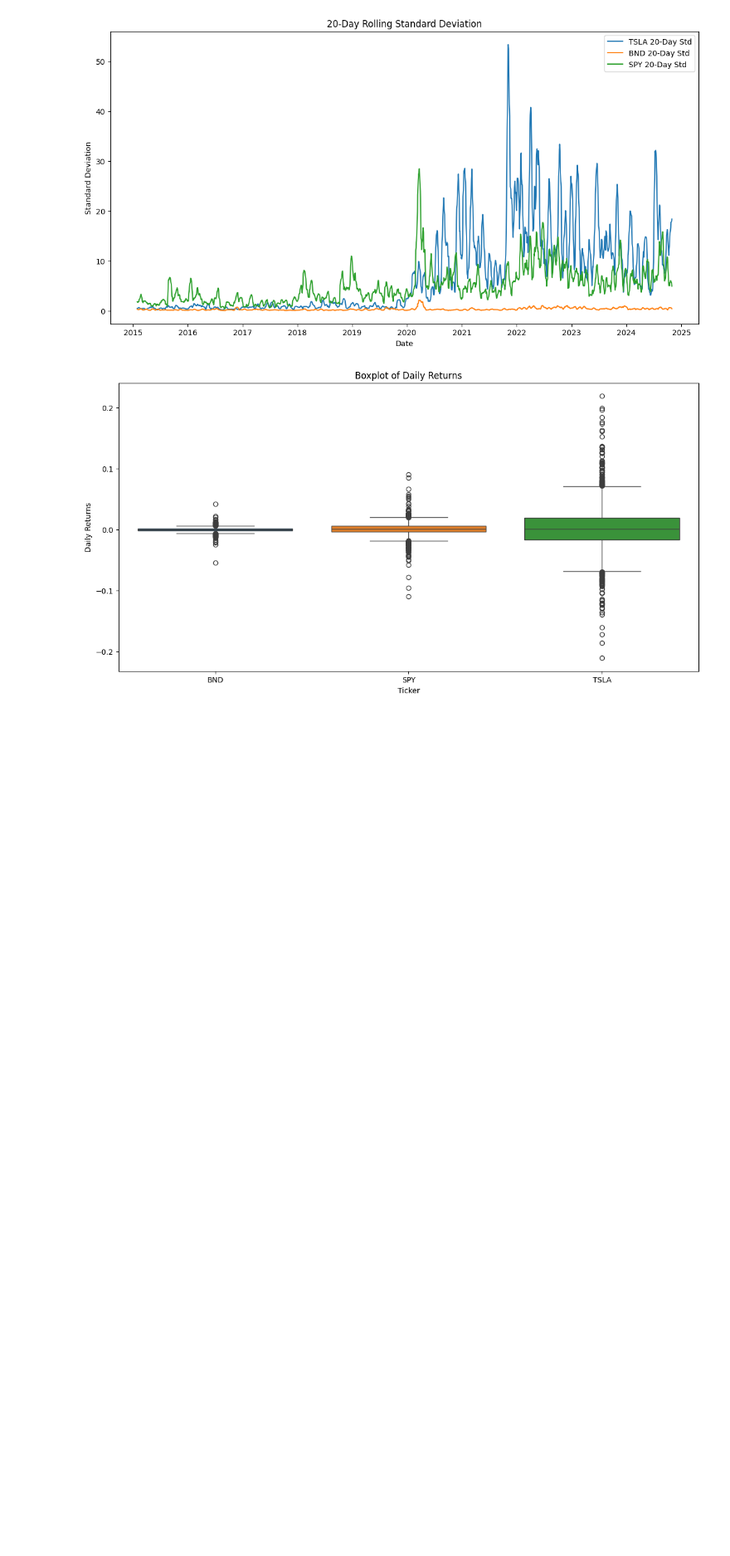
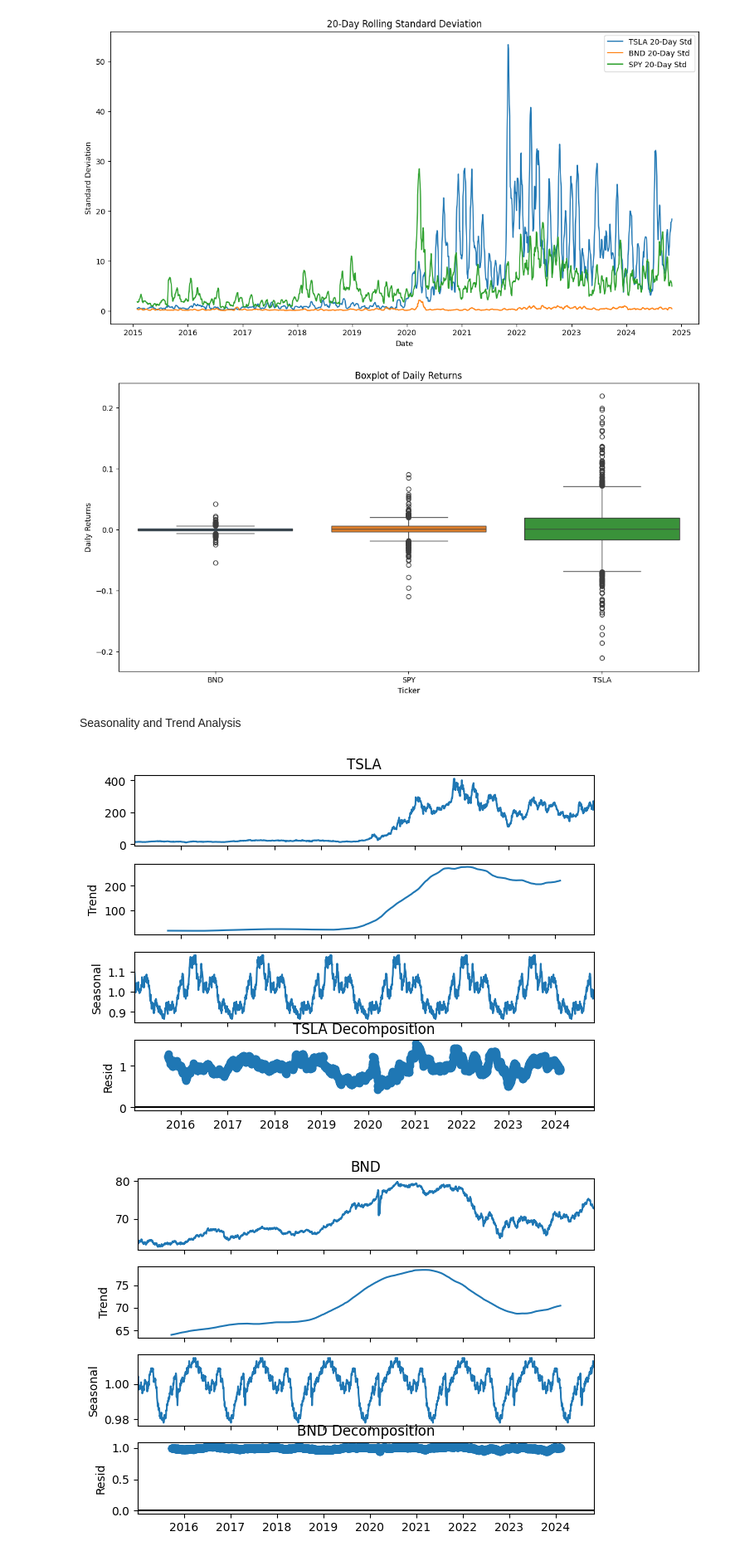
Before and after one commit to fro-su/GMF_Investments, a Jupyter notebook: notebooks/Preprocess_and_Explore_the_Data.ipynb, the cells around one changed output. Shown at 83% size. Cells and saved outputs as stored; diff of their text form; code cells hidden in the pictures; blank space fills up the shorter version.

Commit message:
Plot Seasonality and Trend Analysis

```diff
--- a/notebooks/Preprocess_and_Explore_the_Data.ipynb
+++ b/notebooks/Preprocess_and_Explore_the_Data.ipynb
@@ -141,3 +141,16 @@ plt.ylabel('Daily Returns')
 plt.show()
 # %% [output]
 [figure]
+# %% [markdown]
+Seasonality and Trend Analysis
+# %%
+# Decompose the time series for each ticker
+decompositions = {}
+for ticker in tickers:
+    decompositions[ticker] = seasonal_decompose(close_prices[ticker], model='multiplicative', period=365)
+    decompositions[ticker].plot()
+    plt.title(f'{ticker} Decomposition')
+    plt.show()
+# %% [output]
+[figure, added]
+[figure, added]
```
Also changed, not shown: parts of 1 cell of this notebook.
